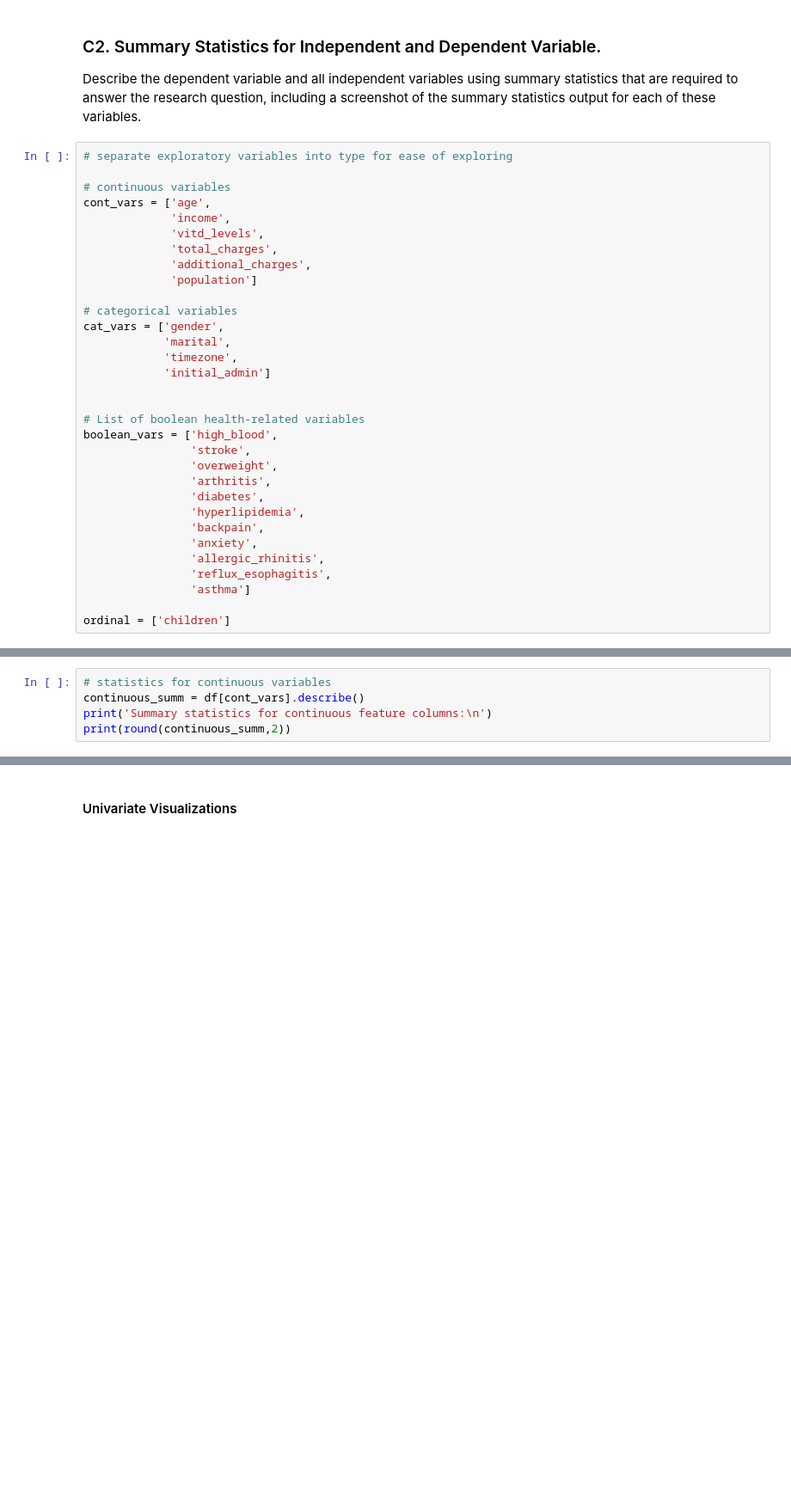
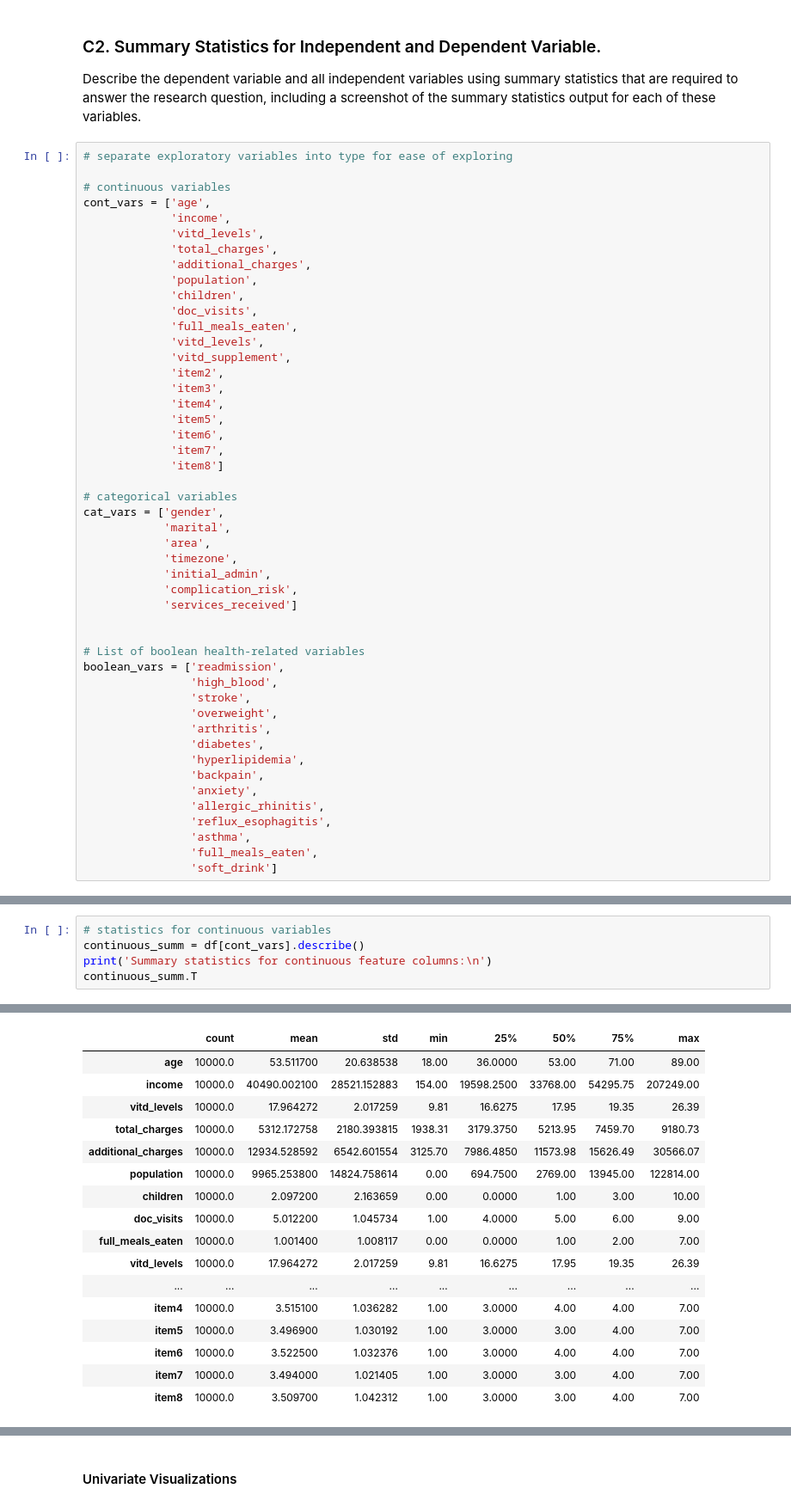
Before and after one commit to DesireeMcElroy/WGU_MSDA, a Jupyter notebook: D208-Predictive_Modeling/logistic_reg_task1.ipynb, the cells around one changed output, grey strips where cells are left out. Shown: that part at 86% size. Cells and saved outputs as stored; diff of their text form; blank space fills up the shorter version.

```diff
--- a/D208-Predictive_Modeling/logistic_reg_task1.ipynb
+++ b/D208-Predictive_Modeling/logistic_reg_task1.ipynb
@@ -267,17 +239,33 @@ cont_vars = ['age',
              'vitd_levels',
              'total_charges',
              'additional_charges',
-             'population']
+             'population',
+             'children',
+             'doc_visits',
+             'full_meals_eaten',
+             'vitd_levels',
+             'vitd_supplement',
+             'item2',
+             'item3',
+             'item4',
+             'item5',
+             'item6',
+             'item7',
+             'item8']
 
 # categorical variables
 cat_vars = ['gender',
             'marital',
+            'area',
             'timezone',
-            'initial_admin']
+            'initial_admin',
+            'complication_risk',
+            'services_received']
 
 
 # List of boolean health-related variables
-boolean_vars = ['high_blood',
+boolean_vars = ['readmission',
+                'high_blood',
                 'stroke',
                 'overweight',
                 'arthritis',
@@ -287,7 +275,7 @@ boolean_vars = ['high_blood',
                 'anxiety',
                 'allergic_rhinitis',
                 'reflux_esophagitis',
-                'asthma']
-
-ordinal = ['children']
+                'asthma',
+                'full_meals_eaten',
+                'soft_drink']
 # %% [markdown]
@@ -312,6 +300,6 @@ Name: initial_days, dtype: float64
 # statistics for continuous variables
 continuous_summ = df[cont_vars].describe()
 print('Summary statistics for continuous feature columns:\n')
-print(round(continuous_summ,2))
+continuous_summ.T
 # %% [output]
 Summary statistics for continuous feature columns:
@@ -334 +306,18 @@ max     122814.00     10.00
+|  | count | mean | std | min | 25% | 50% | 75% | max |
+| age | 10000.0 | 53.511700 | 20.638538 | 18.00 | 36.0000 | 53.00 | 71.00 | 89.00 |
+| income | 10000.0 | 40490.002100 | 28521.152883 | 154.00 | 19598.2500 | 33768.00 | 54295.75 | 207249.00 |
+| vitd_levels | 10000.0 | 17.964272 | 2.017259 | 9.81 | 16.6275 | 17.95 | 19.35 | 26.39 |
+| total_charges | 10000.0 | 5312.172758 | 2180.393815 | 1938.31 | 3179.3750 | 5213.95 | 7459.70 | 9180.73 |
+| additional_charges | 10000.0 | 12934.528592 | 6542.601554 | 3125.70 | 7986.4850 | 11573.98 | 15626.49 | 30566.07 |
+| population | 10000.0 | 9965.253800 | 14824.758614 | 0.00 | 694.7500 | 2769.00 | 13945.00 | 122814.00 |
+| children | 10000.0 | 2.097200 | 2.163659 | 0.00 | 0.0000 | 1.00 | 3.00 | 10.00 |
+| doc_visits | 10000.0 | 5.012200 | 1.045734 | 1.00 | 4.0000 | 5.00 | 6.00 | 9.00 |
+| full_meals_eaten | 10000.0 | 1.001400 | 1.008117 | 0.00 | 0.0000 | 1.00 | 2.00 | 7.00 |
+| vitd_levels | 10000.0 | 17.964272 | 2.017259 | 9.81 | 16.6275 | 17.95 | 19.35 | 26.39 |
+| ... | ... | ... | ... | ... | ... | ... | ... | ... |
+| item4 | 10000.0 | 3.515100 | 1.036282 | 1.00 | 3.0000 | 4.00 | 4.00 | 7.00 |
+| item5 | 10000.0 | 3.496900 | 1.030192 | 1.00 | 3.0000 | 3.00 | 4.00 | 7.00 |
+| item6 | 10000.0 | 3.522500 | 1.032376 | 1.00 | 3.0000 | 4.00 | 4.00 | 7.00 |
+| item7 | 10000.0 | 3.494000 | 1.021405 | 1.00 | 3.0000 | 3.00 | 4.00 | 7.00 |
+| item8 | 10000.0 | 3.509700 | 1.042312 | 1.00 | 3.0000 | 3.00 | 4.00 | 7.00 |
 # %% [markdown]
```
Also changed, not shown: parts of 50 cells of this notebook.
